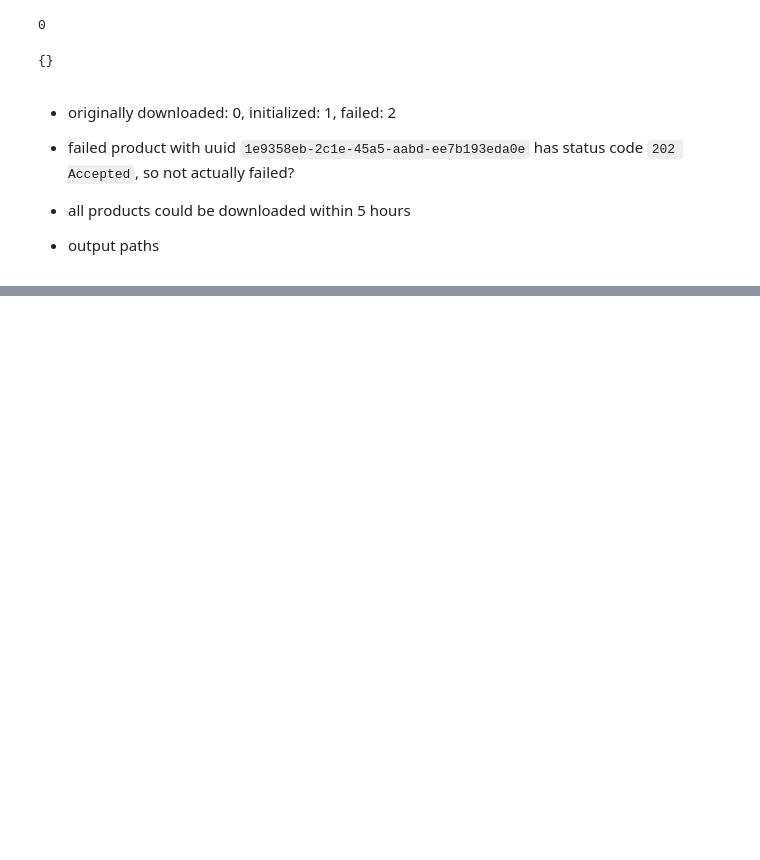
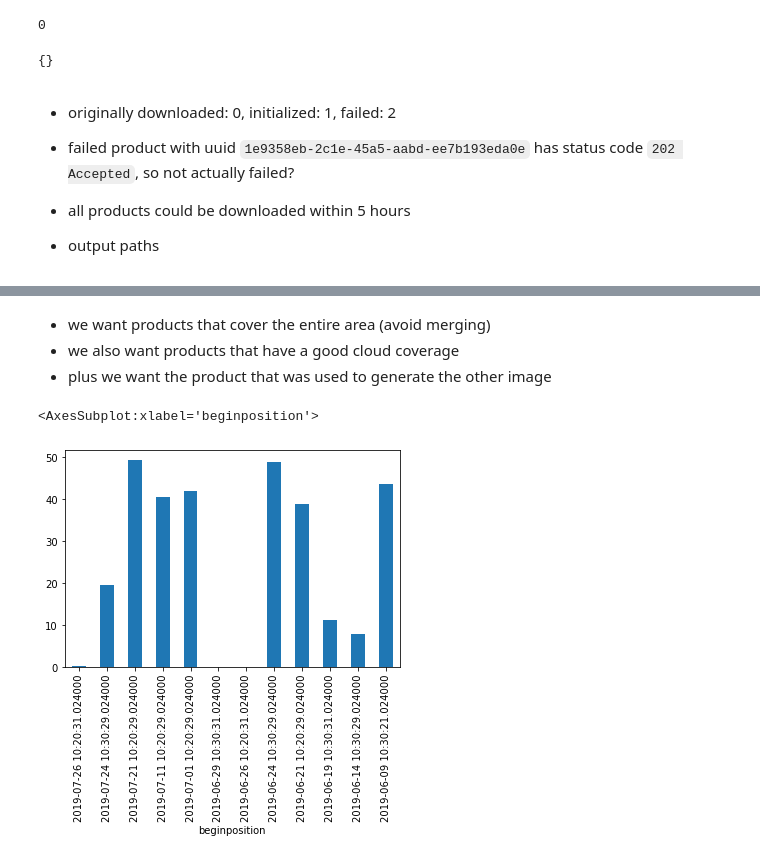
Before and after one commit to rrrnld/earth-observation-for-journalism, a Jupyter notebook: true-color-image/03b Forest Fires 2018 and 2019.ipynb, the cells around one changed output, grey strips where cells are left out. Saved outputs shown, nothing was run; the diff lists cells and outputs as text; code cells hidden in the pictures; blank space fills up the shorter version.

```diff
--- a/true-color-image/03b Forest Fires 2018 and 2019.ipynb
+++ b/true-color-image/03b Forest Fires 2018 and 2019.ipynb
@@ -223,0 +279,9 @@ list(map(lambda d: d['path'], downloaded.values()))
+# %% [markdown]
+- we want products that cover the entire area (avoid merging)
+- we also want products that have a good cloud coverage
+- plus we want the product that was used to generate the other image
+# %%
+gdf[gdf['tile'] == 'T32UPE'].set_index('beginposition')['cloudcoverpercentage'].plot(kind='bar')
+# %% [output]
+<AxesSubplot:xlabel='beginposition'>
+[figure, added]
```
Also changed, not shown: parts of 25 cells of this notebook.
